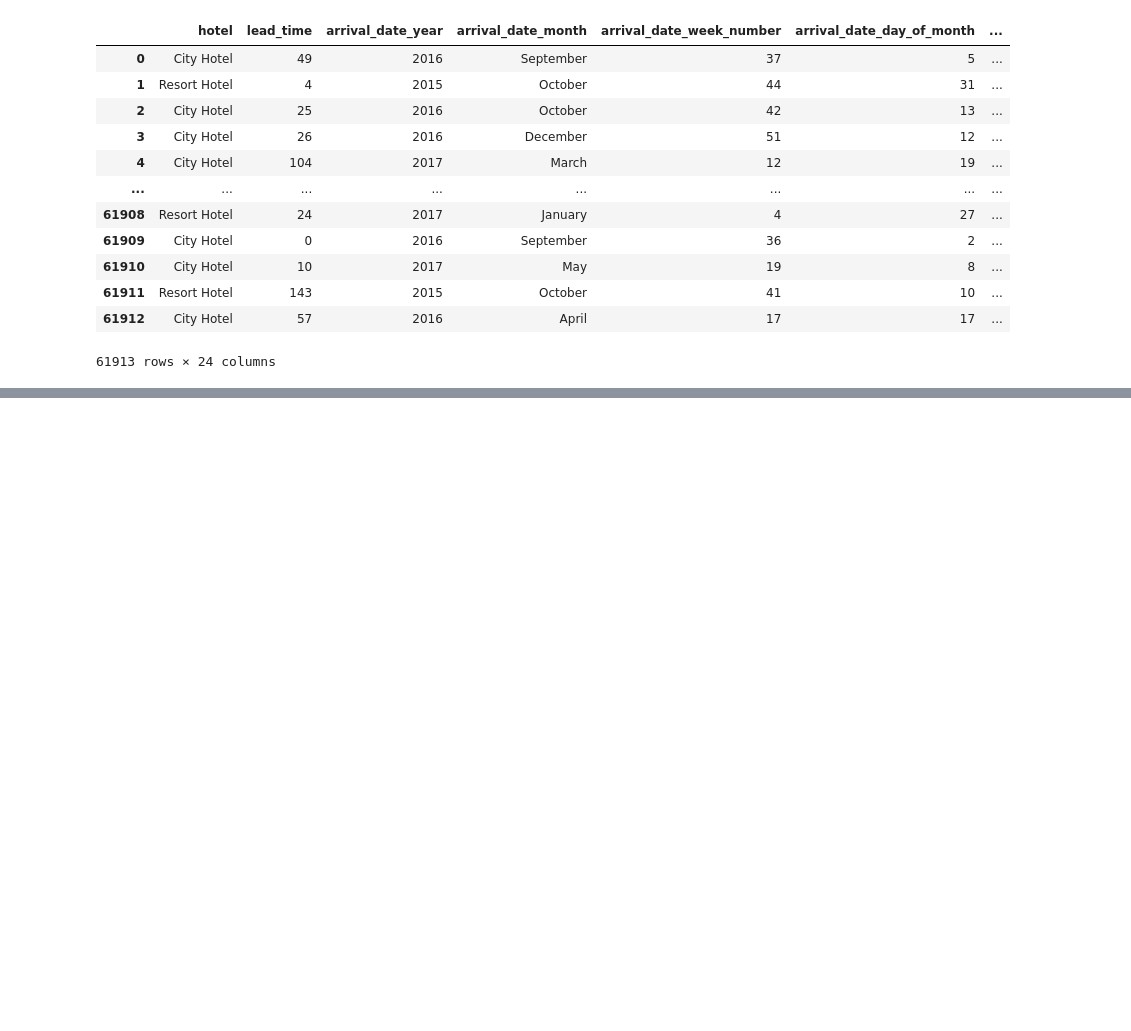
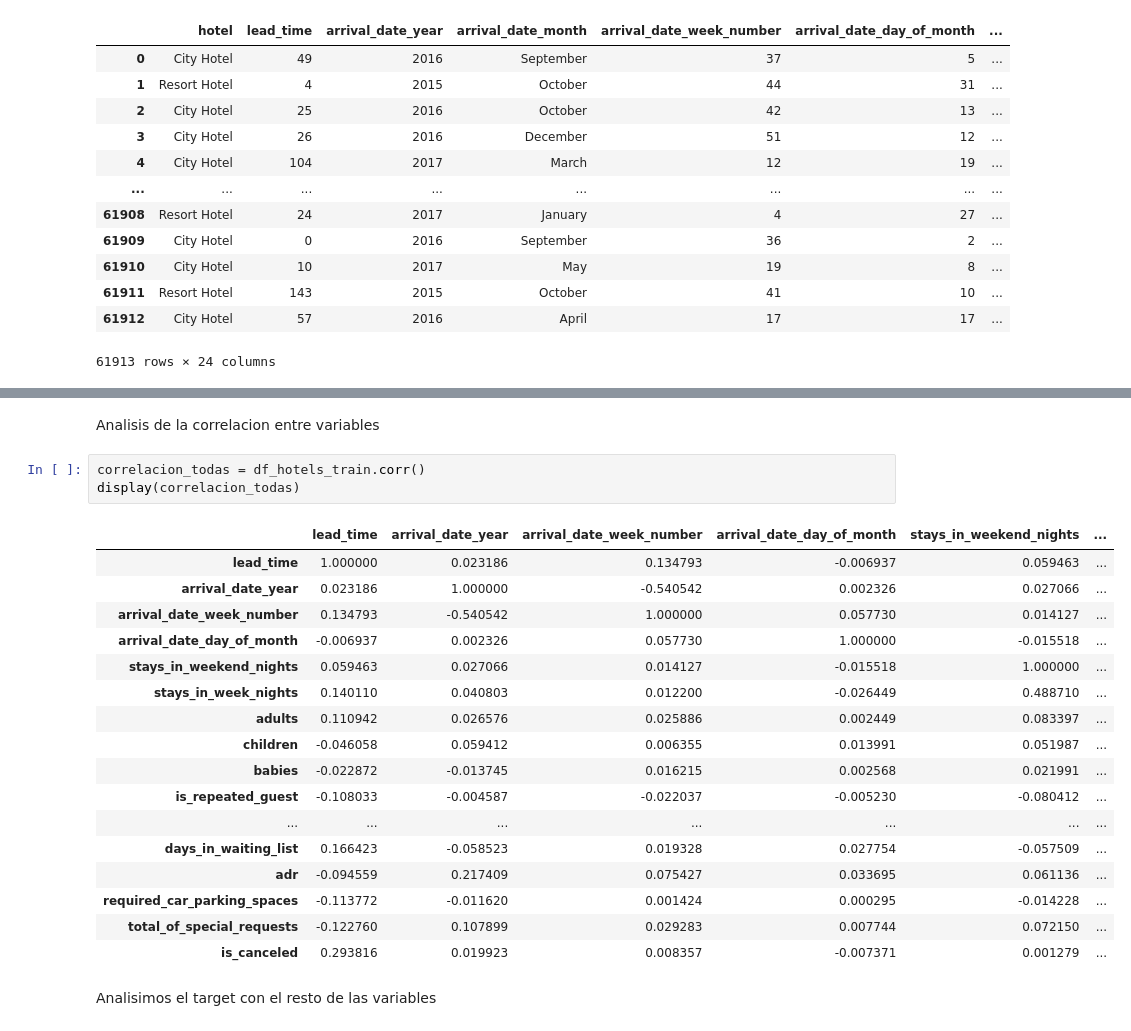
Before and after one commit to franciscoL0pez/TrabajosPracticosOrganizacionDeDatos1C2023, a Jupyter notebook: Tp_1.ipynb, the cells around one changed output, grey strips where cells are left out. Cells and saved outputs as stored; diff of their text form; blank space fills up the shorter version.

```diff
--- a/Tp_1.ipynb
+++ b/Tp_1.ipynb
@@ -126,0 +158,25 @@ dtype: int64
+# %% [markdown]
+Analisis de la correlacion entre variables
+# %%
+correlacion_todas = df_hotels_train.corr()
+display(correlacion_todas)
+# %% [output]
+|  | lead_time | arrival_date_year | arrival_date_week_number | arrival_date_day_of_month | stays_in_weekend_nights | ... |
+| lead_time | 1.000000 | 0.023186 | 0.134793 | -0.006937 | 0.059463 | ... |
+| arrival_date_year | 0.023186 | 1.000000 | -0.540542 | 0.002326 | 0.027066 | ... |
+| arrival_date_week_number | 0.134793 | -0.540542 | 1.000000 | 0.057730 | 0.014127 | ... |
+| arrival_date_day_of_month | -0.006937 | 0.002326 | 0.057730 | 1.000000 | -0.015518 | ... |
+| stays_in_weekend_nights | 0.059463 | 0.027066 | 0.014127 | -0.015518 | 1.000000 | ... |
+| stays_in_week_nights | 0.140110 | 0.040803 | 0.012200 | -0.026449 | 0.488710 | ... |
+| adults | 0.110942 | 0.026576 | 0.025886 | 0.002449 | 0.083397 | ... |
+| children | -0.046058 | 0.059412 | 0.006355 | 0.013991 | 0.051987 | ... |
+| babies | -0.022872 | -0.013745 | 0.016215 | 0.002568 | 0.021991 | ... |
+| is_repeated_guest | -0.108033 | -0.004587 | -0.022037 | -0.005230 | -0.080412 | ... |
+| ... | ... | ... | ... | ... | ... | ... |
+| days_in_waiting_list | 0.166423 | -0.058523 | 0.019328 | 0.027754 | -0.057509 | ... |
+| adr | -0.094559 | 0.217409 | 0.075427 | 0.033695 | 0.061136 | ... |
+| required_car_parking_spaces | -0.113772 | -0.011620 | 0.001424 | 0.000295 | -0.014228 | ... |
+| total_of_special_requests | -0.122760 | 0.107899 | 0.029283 | 0.007744 | 0.072150 | ... |
+| is_canceled | 0.293816 | 0.019923 | 0.008357 | -0.007371 | 0.001279 | ... |
+# %% [markdown]
+Analisimos el target con el resto de las variables
```
Also changed, not shown: parts of 13 cells of this notebook.
